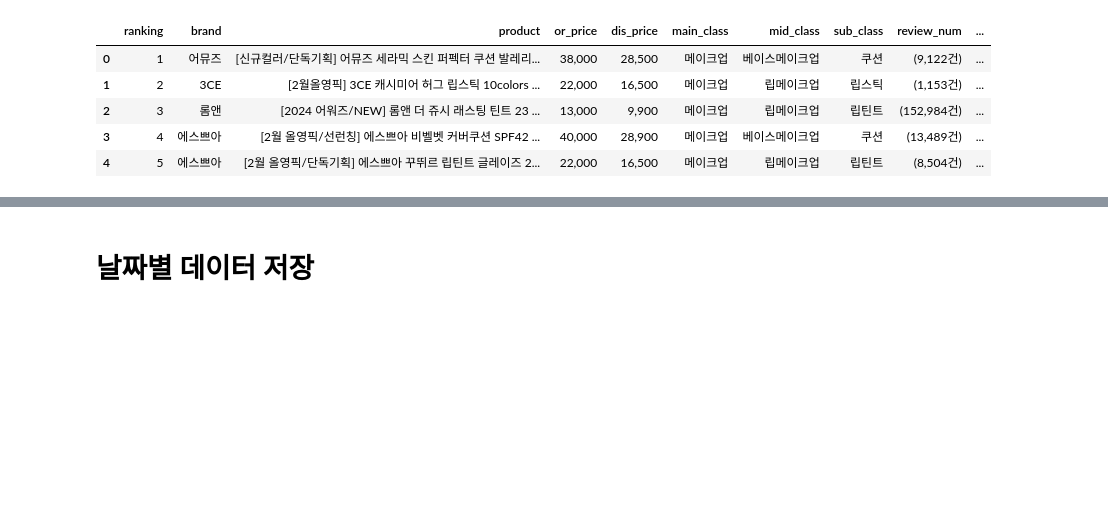
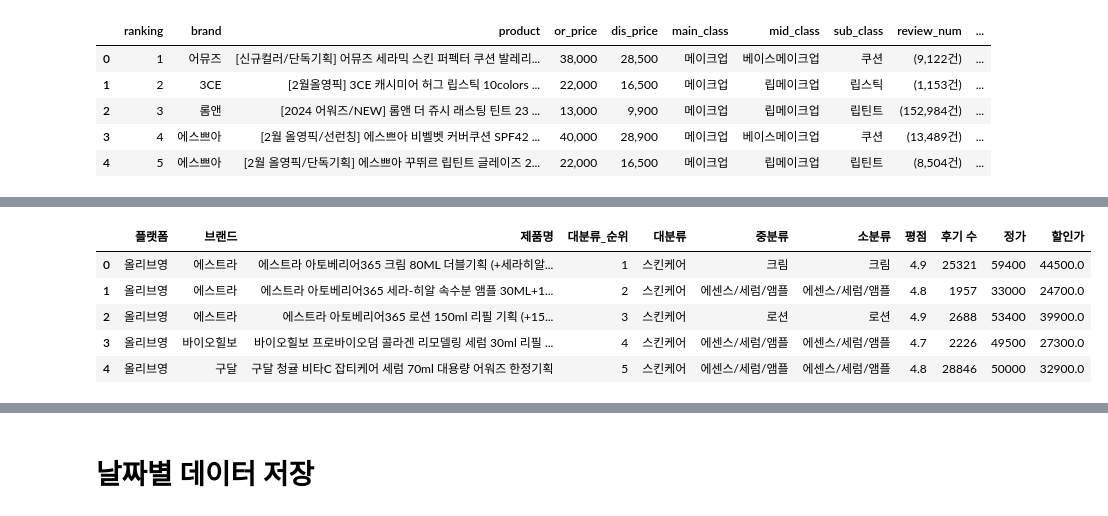
Before and after one commit to sweeeet-zoo/sparta5, a Jupyter notebook: 실전_프로젝트/데이터_수집/올리브영_크롤링_카테고리.ipynb, the cells around one changed output, grey strips where cells are left out. Cells and saved outputs as stored; diff of their text form; code cells hidden in the pictures; blank space fills up the shorter version.

Commit message:
올리브영_전처리_진행행

```diff
--- a/실전_프로젝트/데이터_수집/올리브영_크롤링_카테고리.ipynb
+++ b/실전_프로젝트/데이터_수집/올리브영_크롤링_카테고리.ipynb
@@ -1027,0 +994,7 @@ olive_base_df = olive_makeup_df.loc[cond_makeup1]
+# %%
+# 데이터셋 정보 확인
+oliveyoung = [olive_skincare_df, olive_mask_df, olive_clean_df, olive_suncare_df, olive_makeup_df]
+
+for o in oliveyoung:
+  print(o.info()) # 숫자 형식 컬럼 모두 문자열
+  print(o.isnull().sum()) # null 값 없음
@@ -1027,0 +1054,11 @@ olive_base_df = olive_makeup_df.loc[cond_makeup1]
+# %%
+# 2. 리뷰 수 서식 지우기
+for o in oliveyoung_copy:
+  for i in range(0, 100):
+    name = o['review_num'][i]
+
+    name_result = name.strip('(''건'')')
+    name_result = name_result.replace(',', '')
+    o.loc[i, 'review_num'] = name_result
+
+  print(o.loc[:2, 'review_num'])
@@ -1027,0 +1086,16 @@ olive_base_df = olive_makeup_df.loc[cond_makeup1]
+# %%
+# 3. 컬럼 타입 변경 : score(float), review_num(int), price(num)
+# 1) price 컬럼의 쉼표 없애기
+
+for o in oliveyoung_copy:
+  for i in range(0, 100):
+    or_p = o['or_price'][i]
+    dis_p = o['dis_price'][i]
+
+    or_result = or_p.replace(',', '')
+    dis_result = dis_p.replace(',', '')
+
+    o.loc[i, 'or_price'] = or_result
+    o.loc[i, 'dis_price'] = dis_result
+
+  print(o.loc[:2, ['or_price', 'dis_price', 'review_num']])
@@ -1027,0 +1187,8 @@ olive_base_df = olive_makeup_df.loc[cond_makeup1]
+# %%
+# 5. 컬럼명 및 순서 변경 : 플랫폼-브랜드-제품명-대분류_순위-대분류-중분류-소분류-평점-후기 수-가격
+# 2) 컬럼 순서 변경
+
+for i in range(len(oliveyoung_copy)):
+  oliveyoung_copy[i] = oliveyoung_copy[i].reindex(['플랫폼', '브랜드', '제품명', '대분류_순위', '대분류', '중분류', '소분류', '평점', '후기 수', '정가', '할인가'], axis=1)
+
+  print(oliveyoung_copy[i].head())
@@ -1027,0 +1213,10 @@ olive_base_df = olive_makeup_df.loc[cond_makeup1]
+# %%
+olive_skincare_df2 = oliveyoung_copy[0]
+olive_skincare_df2.head()
+# %% [output]
+|  | 플랫폼 | 브랜드 | 제품명 | 대분류_순위 | 대분류 | 중분류 | 소분류 | 평점 | 후기 수 | 정가 | 할인가 |
+| 0 | 올리브영 | 에스트라 | 에스트라 아토베리어365 크림 80ML 더블기획 (+세라히알... | 1 | 스킨케어 | 크림 | 크림 | 4.9 | 25321 | 59400 | 44500.0 |
+| 1 | 올리브영 | 에스트라 | 에스트라 아토베리어365 세라-히알 속수분 앰플 30ML+1... | 2 | 스킨케어 | 에센스/세럼/앰플 | 에센스/세럼/앰플 | 4.8 | 1957 | 33000 | 24700.0 |
+| 2 | 올리브영 | 에스트라 | 에스트라 아토베리어365 로션 150ml 리필 기획 (+15... | 3 | 스킨케어 | 로션 | 로션 | 4.9 | 2688 | 53400 | 39900.0 |
+| 3 | 올리브영 | 바이오힐보 | 바이오힐보 프로바이오덤 콜라겐 리모델링 세럼 30ml 리필 ... | 4 | 스킨케어 | 에센스/세럼/앰플 | 에센스/세럼/앰플 | 4.7 | 2226 | 49500 | 27300.0 |
+| 4 | 올리브영 | 구달 | 구달 청귤 비타C 잡티케어 세럼 70ml 대용량 어워즈 한정기획 | 5 | 스킨케어 | 에센스/세럼/앰플 | 에센스/세럼/앰플 | 4.8 | 28846 | 50000 | 32900.0 |
```
Also changed, not shown: parts of 34 cells of this notebook, 5 other files.
